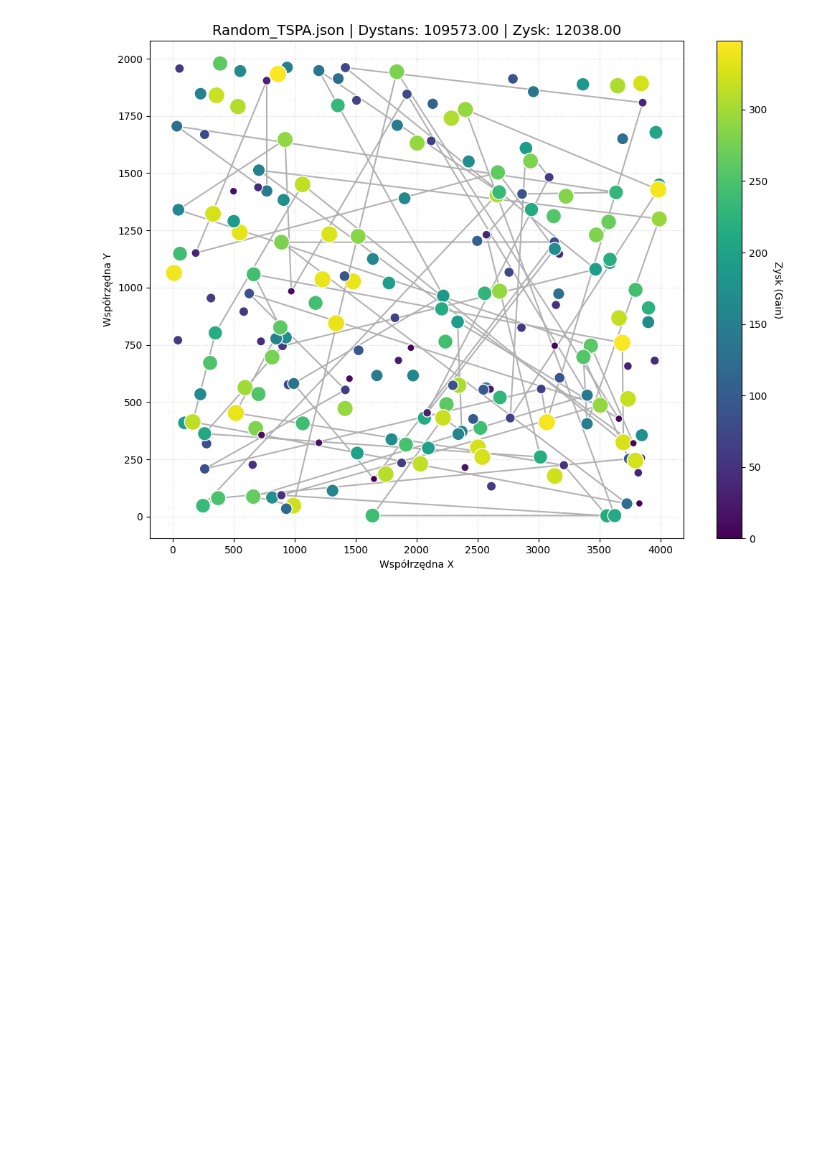
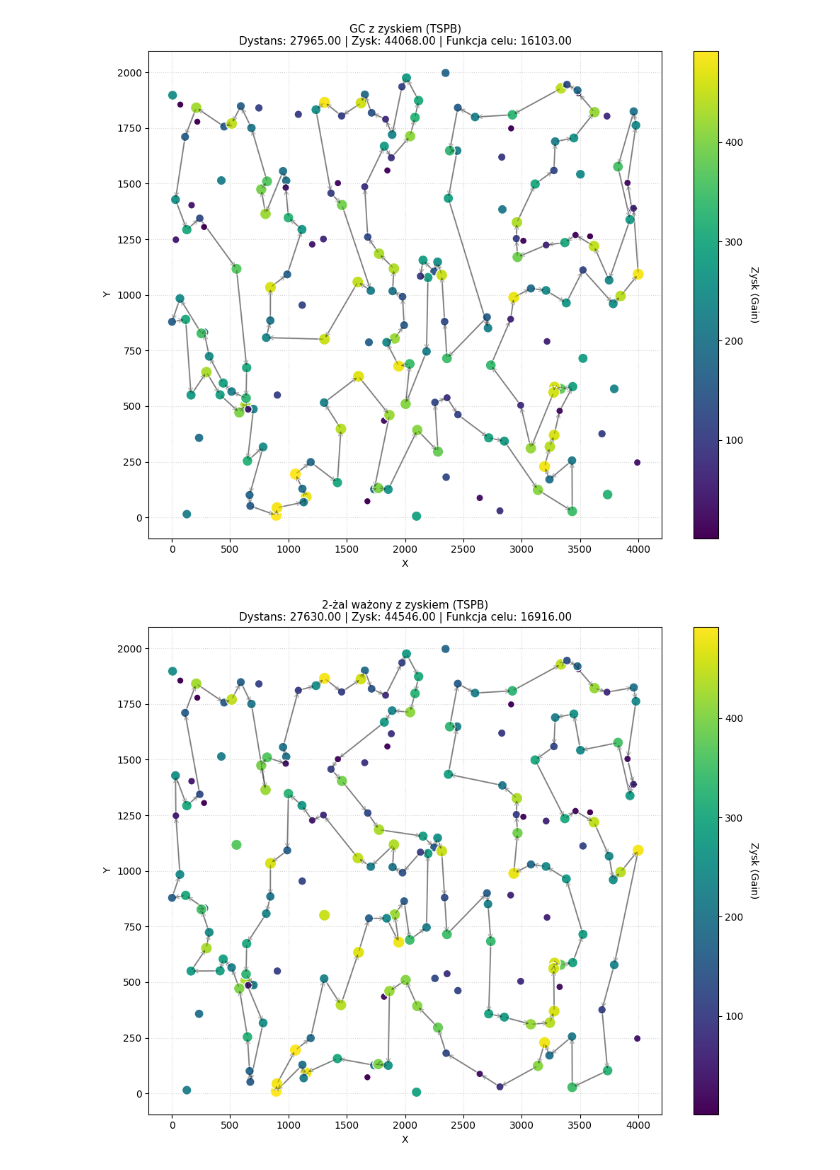
Before and after one commit to AdamekPW/IMO, a Jupyter notebook: ImoProject/Results/main.ipynb, the cells around one changed output. Saved outputs shown, nothing was run; the diff lists cells and outputs as text; code cells hidden in the pictures; blank space fills up the shorter version.

```diff
--- a/ImoProject/Results/main.ipynb
+++ b/ImoProject/Results/main.ipynb
@@ -73,13 +111,31 @@ def plot_tsp_solution(json_path):
 # %%
-plot_tsp_solution("Random_TSPA.json")
 
-# plot_tsp_solution("2regret_with_profit_TSPA.json")
-# plot_tsp_solution("2regret_without_profit_TSPA.json")
+# plot_compare_tsp_solutions("NN_without_profit_TSPA.json", "NN_with_profit_TSPA.json")
+# plot_single_tsp_solution("Best_RAND_TSPA.csv.json", "Random (TSPA)")
+# plot_single_tsp_solution("Best_RAND_TSPB.csv.json", "Random (TSPB)")
 
-# plot_tsp_solution("GC_with_profit_TSPA.json")
-# plot_tsp_solution("GC_without_profit_TSPA.json")
+# plot_single_tsp_solution("Best_NNa_TSPA.csv.json", "NN bez zysku (TSPA)")
+# plot_single_tsp_solution("Best_NNa_TSPB.csv.json", "NN bez zysku (TSPB)")
 
-# plot_tsp_solution("NN_with_profit_TSPA.json")
-# plot_tsp_solution("NN_without_profit_TSPA.json")
+# plot_single_tsp_solution("Best_NNp_TSPA.csv.json", "NN z zyskiem (TSPA)")
+# plot_single_tsp_solution("Best_NNp_TSPB.csv.json", "NN z zyskiem (TSPB)")
+
+# plot_single_tsp_solution("Best_GCa_TSPA.csv.json", "GC bez zysku (TSPA)")
+# plot_single_tsp_solution("Best_GCa_TSPB.csv.json", "GC bez zysku (TSPB)")
+
+# plot_single_tsp_solution("Best_GCp_TSPA.csv.json", "GC z zyskiem (TSPA)")
+plot_single_tsp_solution("Best_GCp_TSPB.csv.json", "GC z zyskiem (TSPB)")
+
+# plot_single_tsp_solution("Best_2Ra_TSPA.csv.json", "2-żal bez zysku (TSPA)")
+# plot_single_tsp_solution("Best_2Ra_TSPB.csv.json", "2-żal bez zysku (TSPB)")
+
+# plot_single_tsp_solution("Best_2Rp_TSPA.csv.json", "2-żal z zyskiem (TSPA)")
+# plot_single_tsp_solution("Best_2Rp_TSPB.csv.json", "2-żal z zyskiem (TSPB)")
+
+# plot_single_tsp_solution("Best_2RaW_TSPA.csv.json", "2-żal ważony bez zysku (TSPA)")
+# plot_single_tsp_solution("Best_2RaW_TSPB.csv.json", "2-żal ważony bez zysku (TSPB)")
+
+plot_single_tsp_solution("Best_2RpW_TSPB.csv.json", "2-żal ważony z zyskiem (TSPB)")
 # %% [output]
-[figure, old version]
+[figure, new version]
+[figure, added]
```
Also changed, not shown: parts of 2 cells of this notebook, 27 other files.
